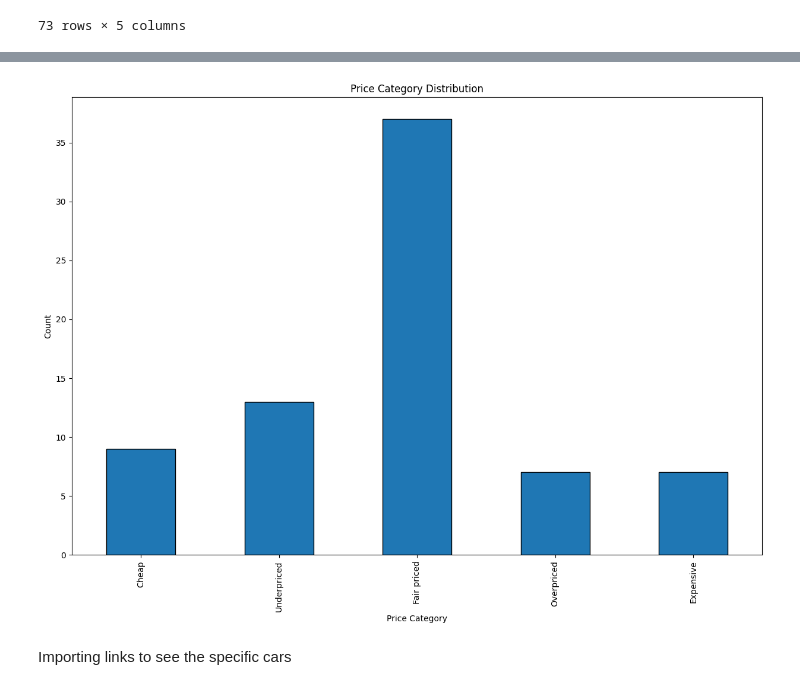
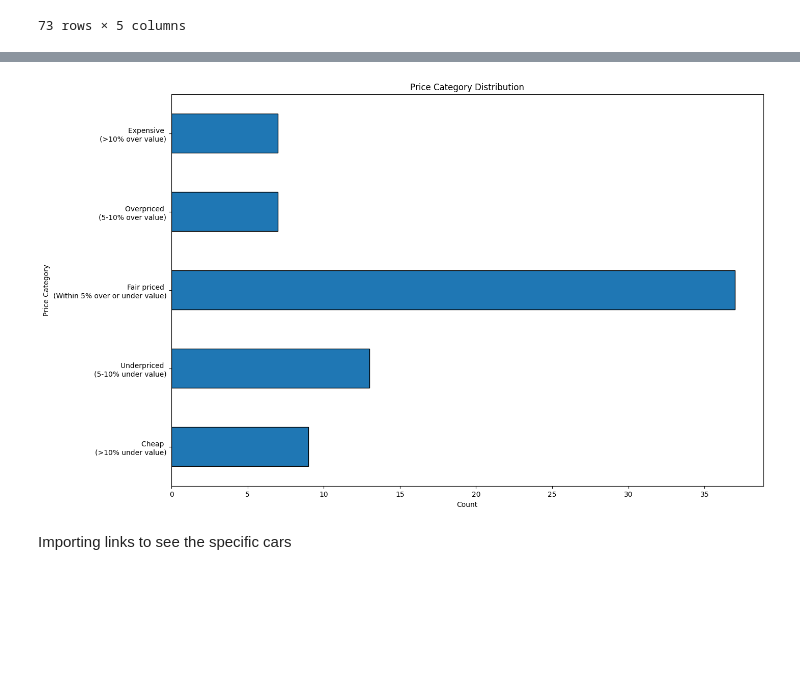
Before and after one commit to simo84g/BilbasenProject, a Jupyter notebook: scripts/eda/feature_engineering_ML_model_ID_4.ipynb, the cells around one changed output, grey strips where cells are left out. Saved outputs shown, nothing was run; the diff lists cells and outputs as text; code cells hidden in the pictures; blank space fills up the shorter version.

```diff
--- a/scripts/eda/feature_engineering_ML_model_ID_4.ipynb
+++ b/scripts/eda/feature_engineering_ML_model_ID_4.ipynb
@@ -376,7 +347,7 @@ y_test
 73 rows × 5 columns
 # %%
 bins = [-1, -0.1, -0.05, 0.05, 0.1, 1]
-labels = ['Cheap', 'Underpriced', 'Fair priced', 'Overpriced', 'Expensive']
+labels = ['Cheap (>10% under value)', 'Underpriced (5-10% under value)', 'Fair priced (Within 5% over or under value)', 'Overpriced (5-10% over value)', 'Expensive (>10% over value)']
 
 # Create a new categorical variable
 y_test['price_category'] = pd.cut(y_test['price_category'], bins=bins, labels=labels, right=False)
@@ -393,12 +364,19 @@ Expensive       7
 Name: count, dtype: int64
-# %%
-y_test['price_category'].value_counts(sort=False).plot(kind='bar', edgecolor='black', figsize=(15, 10))
-plt.title('Price Category Distribution')
-plt.xlabel('Price Category')
-plt.ylabel('Count')
-plt.show()
-# %% [output]
-[figure, removed]
+# %%
+import matplotlib.pyplot as plt
+
+ax = y_test['price_category'].value_counts(sort=False).plot(kind='barh', edgecolor='black', figsize=(15, 10))
+plt.title('Price Category Distribution')
+plt.xlabel('Count')
+plt.ylabel('Price Category')
+
+# Modify the y-axis labels to split into two lines
+labels = ['Cheap \n(>10% under value)', 'Underpriced \n(5-10% under value)', 'Fair priced \n(Within 5% over or under value)', 'Overpriced \n(5-10% over value)', 'Expensive \n(>10% over value)']
+ax.set_yticklabels(labels)
+
+plt.show()
+# %% [output]
+[figure, added]
 # %% [markdown]
 Importing links to see the specific cars
 # %%
```
Also changed, not shown: parts of 6 cells of this notebook, 4 other files.
